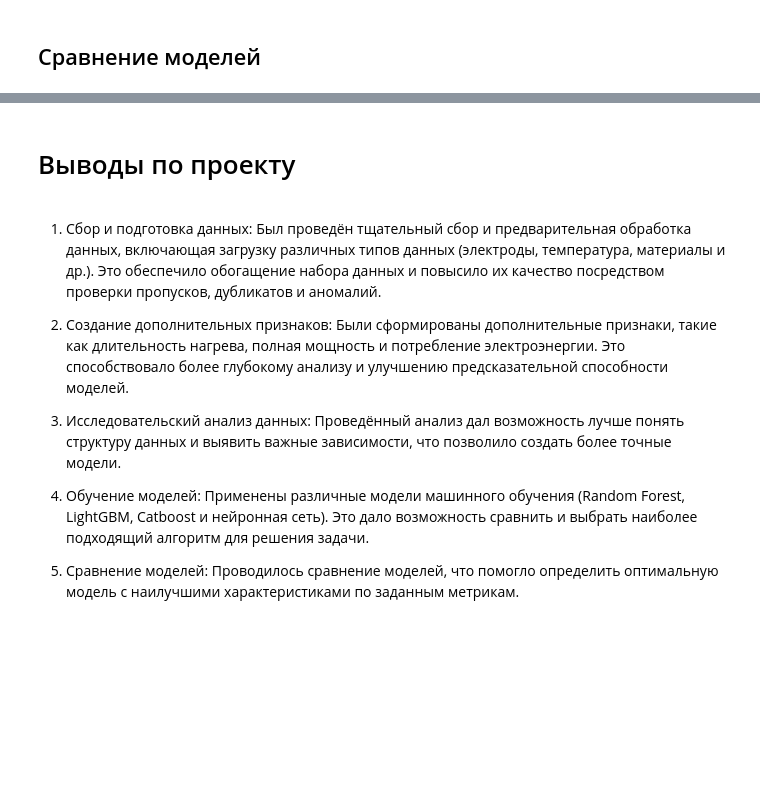
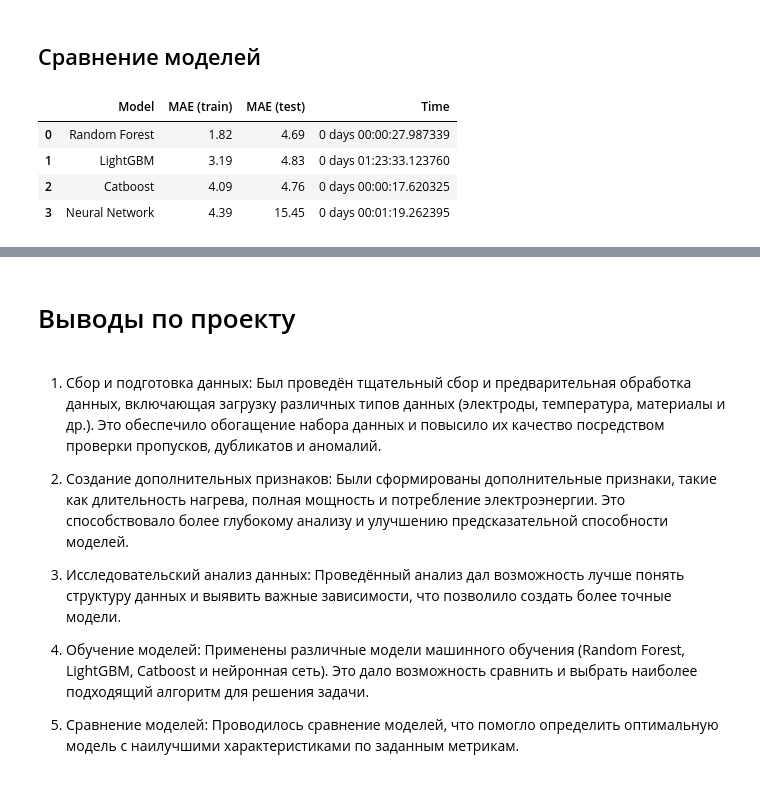
Before and after one commit to 72ru/practicum_alloy_temperature_control, a Jupyter notebook: main.ipynb, the cells around one changed output, grey strips where cells are left out. Saved outputs shown, nothing was run; the diff lists cells and outputs as text; code cells hidden in the pictures; blank space fills up the shorter version.

```diff
--- a/main.ipynb
+++ b/main.ipynb
@@ -1976,11 +1969,17 @@ MAE на тестовой выборке: 16.0578
 ## Сравнение моделей
 # %%
 
-table = pd.DataFrame([
+statistics = pd.DataFrame([
     ['Random Forest', ranfor_mae_train, ranfor_mae_test, ranfor_time],
     ['LightGBM', gbm_mae_train, gbm_mae_test, gbm_time],
-    ['Catboost', catboost_mae_train, catboost_mae_test, catboost_time]],
-    ['Neural Network', mlp_mae_train, mlp_mae_test, mlp_time]
-    , columns=['Model', 'MAE (cv)', 'MAE (test)', 'Time']
+    ['Catboost', catboost_mae_train, catboost_mae_test, catboost_time],
+    ['Neural Network', mlp_mae_train, mlp_mae_test, mlp_time]]
+    , columns=['Model', 'MAE (train)', 'MAE (test)', 'Time']
 )
-table
+statistics
+# %% [output]
+|  | Model | MAE (train) | MAE (test) | Time |
+| 0 | Random Forest | 1.82 | 4.69 | 0 days 00:00:27.987339 |
+| 1 | LightGBM | 3.19 | 4.83 | 0 days 01:23:33.123760 |
+| 2 | Catboost | 4.09 | 4.76 | 0 days 00:00:17.620325 |
+| 3 | Neural Network | 4.39 | 15.45 | 0 days 00:01:19.262395 |
```
Also changed, not shown: parts of 8 cells of this notebook, 1 other file.
